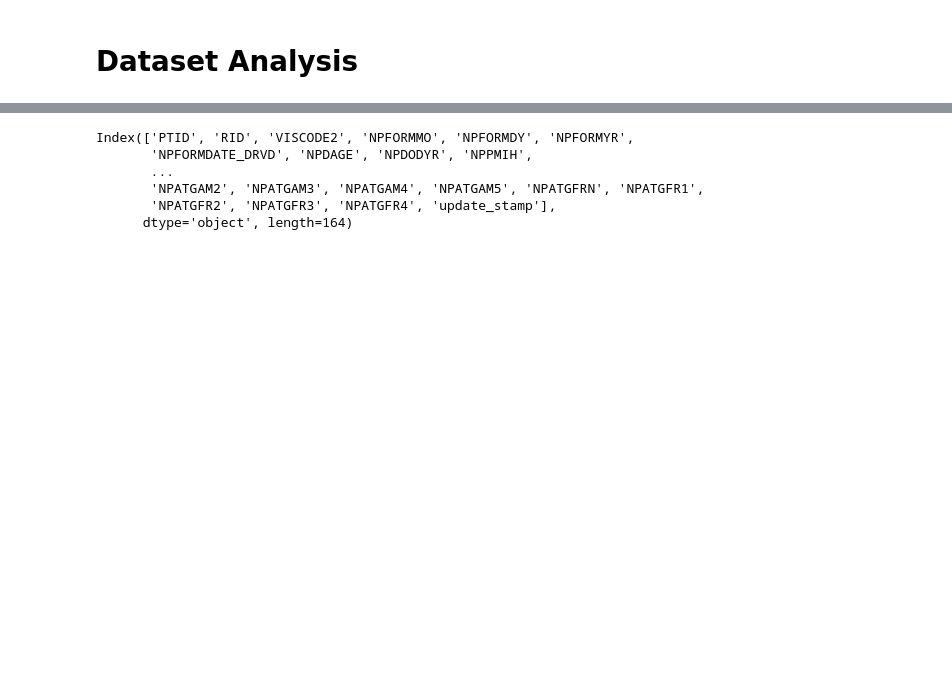
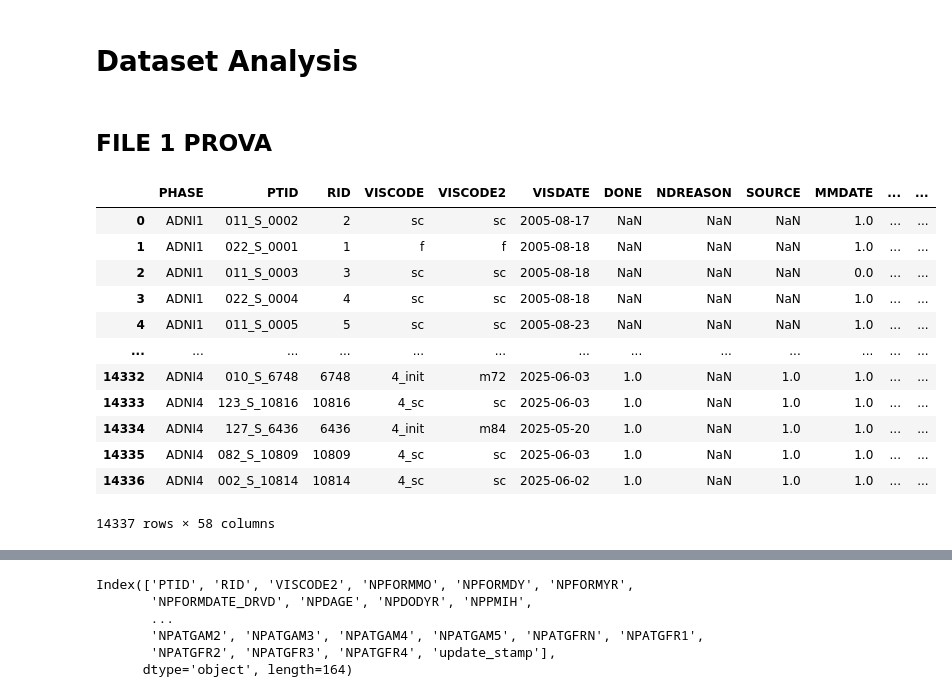
Before and after one commit to ifabfoundation/AIND, a Jupyter notebook: WP-2/Data_cleaning/dataset_analysis.ipynb, the cells around one changed output, grey strips where cells are left out. Saved outputs shown, nothing was run; the diff lists cells and outputs as text; code cells hidden in the pictures; blank space fills up the shorter version.

```diff
--- a/WP-2/Data_cleaning/dataset_analysis.ipynb
+++ b/WP-2/Data_cleaning/dataset_analysis.ipynb
@@ -1,3 +1,5 @@
 # %% [markdown]
 # Dataset Analysis
+# %% [markdown]
+## FILE 1 PROVA
 # %%
@@ -22,3 +24,19 @@ zip_files = client.download_file(
 )
 
 dataset = zip_files[list(zip_files.keys())[0]]
+# %%
+dataset
+# %% [output]
+|  | PHASE | PTID | RID | VISCODE | VISCODE2 | VISDATE | DONE | NDREASON | SOURCE | MMDATE | ... | ... |
+| 0 | ADNI1 | 011_S_0002 | 2 | sc | sc | 2005-08-17 | NaN | NaN | NaN | 1.0 | ... | ... |
+| 1 | ADNI1 | 022_S_0001 | 1 | f | f | 2005-08-18 | NaN | NaN | NaN | 1.0 | ... | ... |
+| 2 | ADNI1 | 011_S_0003 | 3 | sc | sc | 2005-08-18 | NaN | NaN | NaN | 0.0 | ... | ... |
+| 3 | ADNI1 | 022_S_0004 | 4 | sc | sc | 2005-08-18 | NaN | NaN | NaN | 1.0 | ... | ... |
+| 4 | ADNI1 | 011_S_0005 | 5 | sc | sc | 2005-08-23 | NaN | NaN | NaN | 1.0 | ... | ... |
+| ... | ... | ... | ... | ... | ... | ... | ... | ... | ... | ... | ... | ... |
+| 14332 | ADNI4 | 010_S_6748 | 6748 | 4_init | m72 | 2025-06-03 | 1.0 | NaN | 1.0 | 1.0 | ... | ... |
+| 14333 | ADNI4 | 123_S_10816 | 10816 | 4_sc | sc | 2025-06-03 | 1.0 | NaN | 1.0 | 1.0 | ... | ... |
+| 14334 | ADNI4 | 127_S_6436 | 6436 | 4_init | m84 | 2025-05-20 | 1.0 | NaN | 1.0 | 1.0 | ... | ... |
+| 14335 | ADNI4 | 082_S_10809 | 10809 | 4_sc | sc | 2025-06-03 | 1.0 | NaN | 1.0 | 1.0 | ... | ... |
+| 14336 | ADNI4 | 002_S_10814 | 10814 | 4_sc | sc | 2025-06-02 | 1.0 | NaN | 1.0 | 1.0 | ... | ... |
+14337 rows × 58 columns
```
Also changed, not shown: parts of 13 cells of this notebook, 1 other file.
